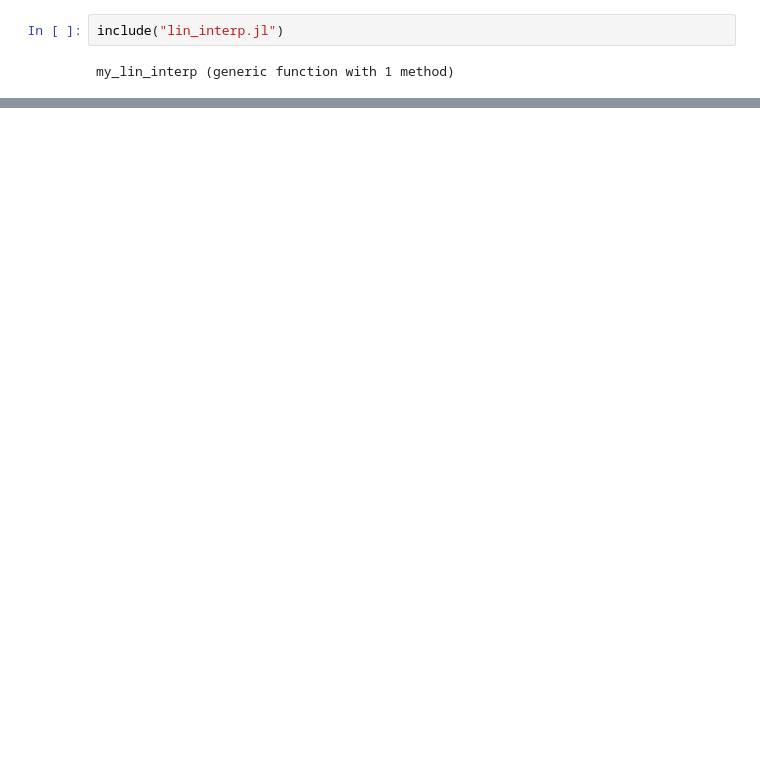
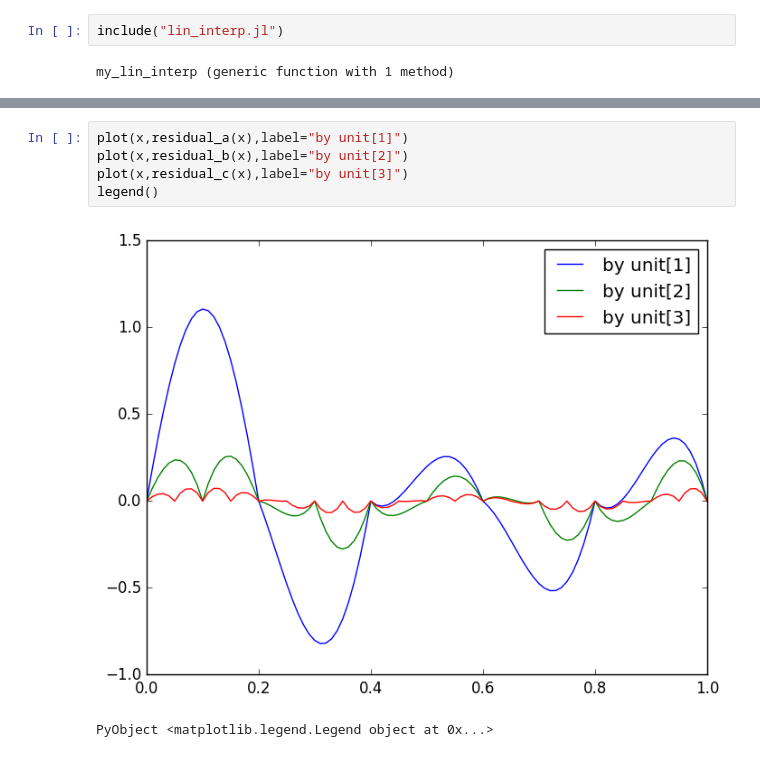
Before and after one commit to EikiTakigawa/Mylnterpolation.jl, a Jupyter notebook: lin_interp_demo.ipynb, the cells around one changed output, grey strips where cells are left out. Cells and saved outputs as stored; diff of their text form; blank space fills up the shorter version.

```diff
--- a/lin_interp_demo.ipynb
+++ b/lin_interp_demo.ipynb
@@ -34,0 +85,8 @@ f([0, 1.25, 1.5, 3])
+# %%
+plot(x,residual_a(x),label="by unit[1]")
+plot(x,residual_b(x),label="by unit[2]")
+plot(x,residual_c(x),label="by unit[3]")
+legend()
+# %% [output]
+[figure, added]
+PyObject <matplotlib.legend.Legend object at 0x...>
```
Also changed, not shown: parts of 17 cells of this notebook, 1 other file.
